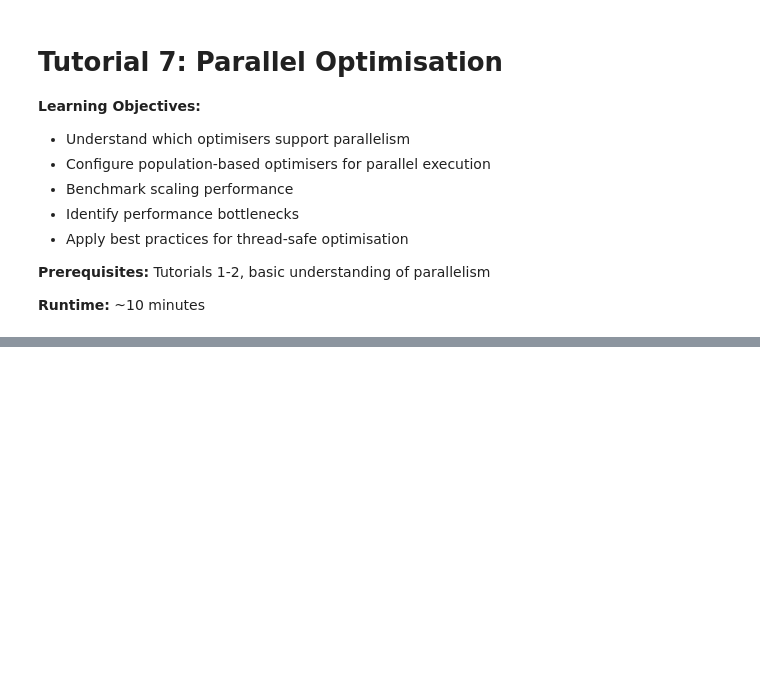
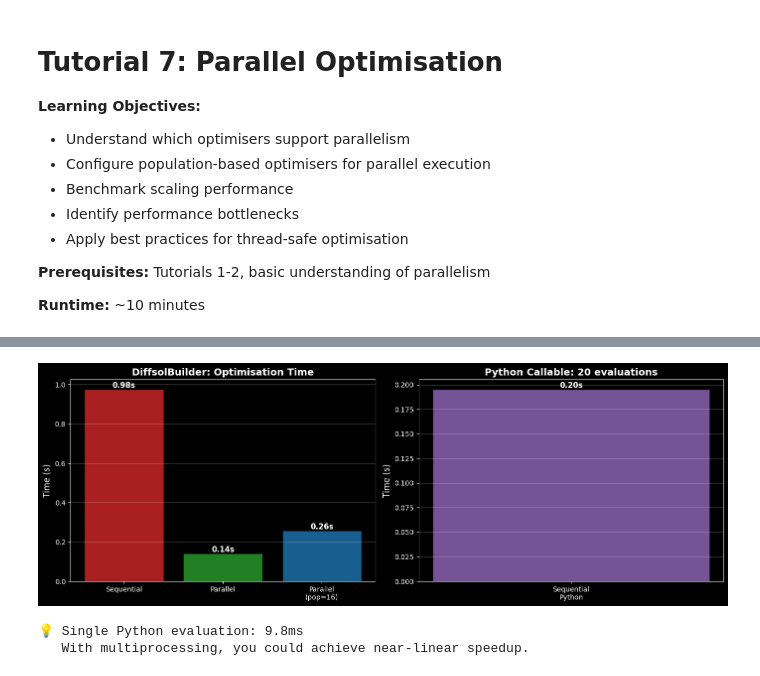
Before and after one commit to BradyPlanden/diffid, a Jupyter notebook: docs/tutorials/notebooks/07_parallel_optimization.ipynb, the cells around one changed output, grey strips where cells are left out. Cells and saved outputs as stored; diff of their text form; code cells hidden in the pictures; blank space fills up the shorter version.

Commit message:
docs: general cleanup, adds architecture diagram, updates to tutorials

```diff
--- a/docs/tutorials/notebooks/07_parallel_optimization.ipynb
+++ b/docs/tutorials/notebooks/07_parallel_optimization.ipynb
@@ -577,0 +340,55 @@ CMA-ES (Large Pop)             6.81         601        0.21x
+# %%
+# Visualize DiffsolBuilder parallel performance
+fig, (ax1, ax2) = plt.subplots(1, 2, figsize=(14, 5))
+
+# Time comparison for DiffsolBuilder
+methods = ["Sequential", "Parallel", f"Parallel\n(pop={2 * n_cores})"]
+times = [time_seq, time_par, time_par_large]
+colors = ["#d62728", "#2ca02c", "#1f77b4"]
+
+bars = ax1.bar(methods, times, color=colors, alpha=0.8, edgecolor="black")
+ax1.set_ylabel("Time (s)", fontsize=12)
+ax1.set_title("DiffsolBuilder: Optimisation Time", fontsize=14, fontweight="bold")
+ax1.grid(True, axis="y", alpha=0.3)
+
+for bar, t in zip(bars, times, strict=False):
+    ax1.text(
+        bar.get_x() + bar.get_width() / 2,
+        bar.get_height(),
+        f"{t:.2f}s",
+        ha="center",
+        va="bottom",
+        fontsize=11,
+        fontweight="bold",
+    )
+
+# Single evaluation time for Python callable
+ax2.bar(
+    ["Sequential\nPython"],
+    [time_seq_python],
+    color="#9467bd",
+    alpha=0.8,
+    edgecolor="black",
+)
+ax2.set_ylabel("Time (s)", fontsize=12)
+ax2.set_title(f"Python Callable: {n_evals} evaluations", fontsize=14, fontweight="bold")
+ax2.grid(True, axis="y", alpha=0.3)
+ax2.text(
+    0,
+    time_seq_python,
+    f"{time_seq_python:.2f}s",
+    ha="center",
+    va="bottom",
+    fontsize=11,
+    fontweight="bold",
+)
+
+plt.tight_layout()
+plt.show()
+
+print(f"\n💡 Single Python evaluation: {time_seq_python / n_evals * 1000:.1f}ms")
+print("   With multiprocessing, you could achieve near-linear speedup.")
+# %% [output]
+[figure, added]
+💡 Single Python evaluation: 9.8ms
+   With multiprocessing, you could achieve near-linear speedup.
```
Also changed, not shown: parts of 41 cells of this notebook, 30 other files.
